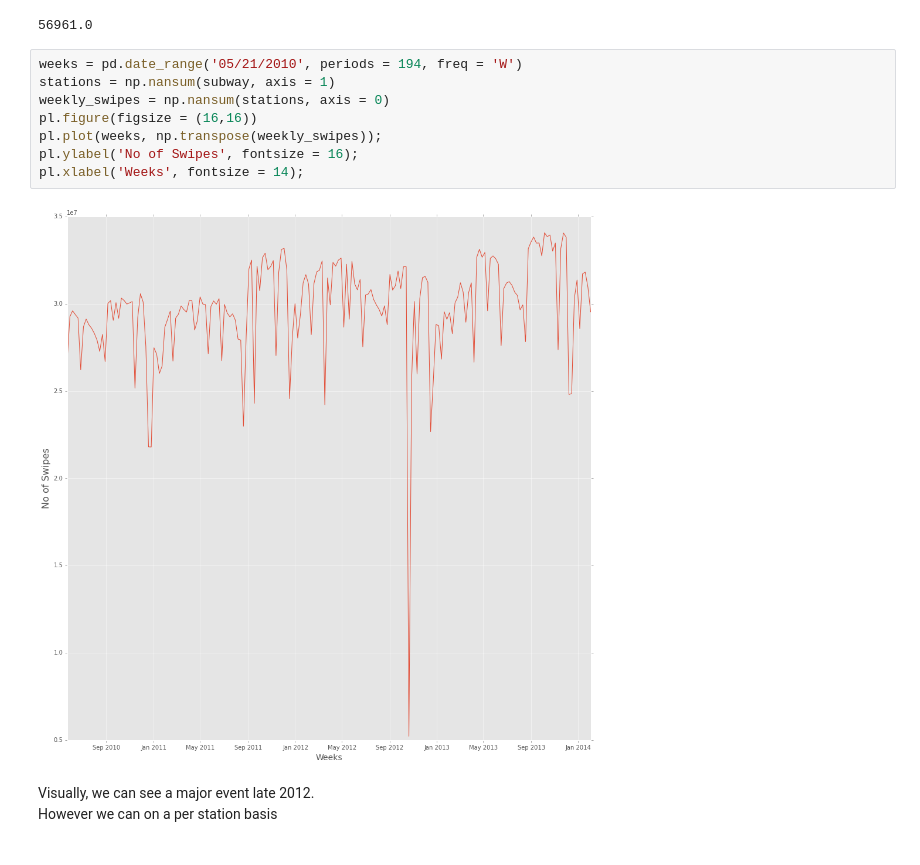
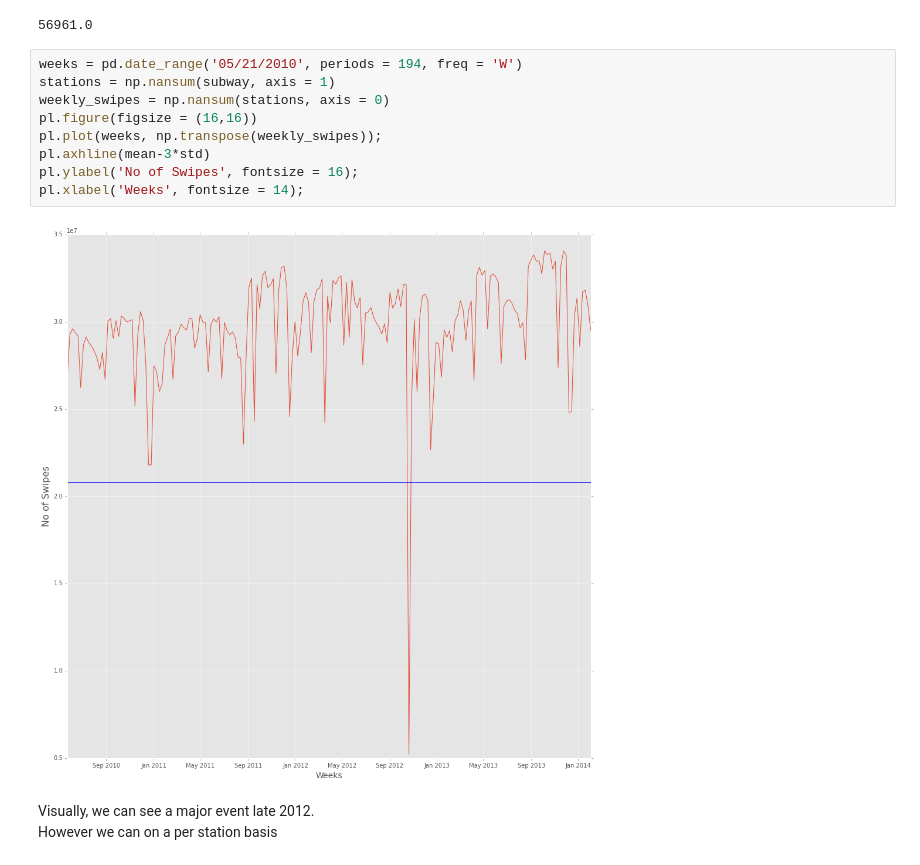
Before and after one commit to afcarl/PUI2015_vvijayarangan, a Jupyter notebook: HW6/subway_timeseries.ipynb, the cells around one changed output. Drawn from its saved outputs; the diff is of its cells as text.

```diff
--- a/HW6/subway_timeseries.ipynb
+++ b/HW6/subway_timeseries.ipynb
@@ -37,13 +37,14 @@ subway[0,0,0]
 # %%
 weeks = pd.date_range('05/21/2010', periods = 194, freq = 'W')
 stations = np.nansum(subway, axis = 1)
 weekly_swipes = np.nansum(stations, axis = 0)
 pl.figure(figsize = (16,16))
 pl.plot(weeks, np.transpose(weekly_swipes));
+pl.axhline(mean-3*std)
 pl.ylabel('No of Swipes', fontsize = 16);
 pl.xlabel('Weeks', fontsize = 14);
 # %% [output]
-[figure, old version]
+[figure, new version]
 # %% [markdown]
 Visually, we can see a major event late 2012. <br>
 However we can on a per station basis
```
Also changed, not shown: parts of 9 cells of this notebook.
